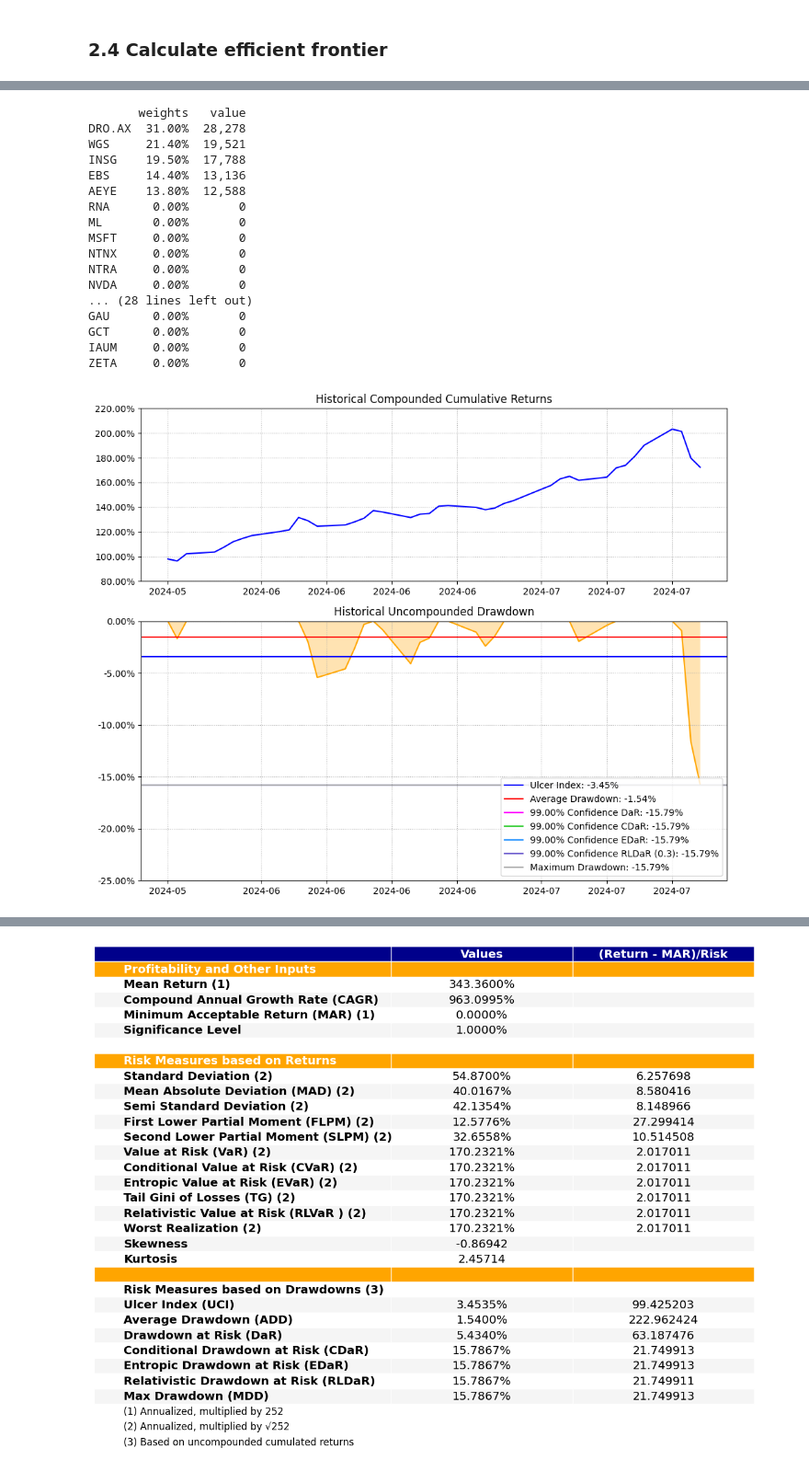
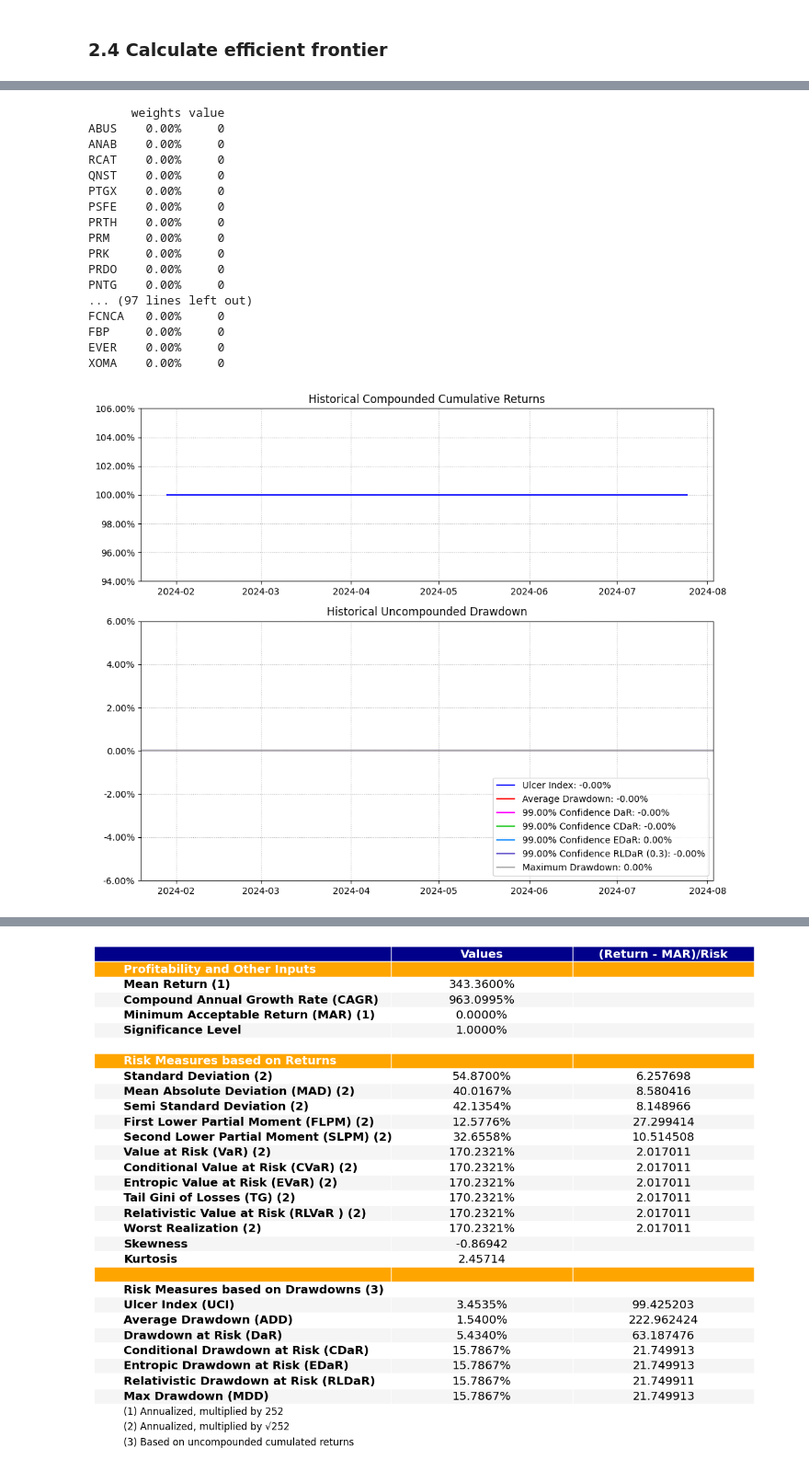
Before and after one commit to panasun/100x-stock-screener, a Jupyter notebook: priv/portfolio_optimization/portfolio_optimization.ipynb, the cells around one changed output, grey strips where cells are left out. Shown at 92% size. Saved outputs shown, nothing was run; the diff lists cells and outputs as text; code cells hidden in the pictures.

```diff
--- a/priv/portfolio_optimization/portfolio_optimization.ipynb
+++ b/priv/portfolio_optimization/portfolio_optimization.ipynb
@@ -279,57 +346,57 @@ ax = rp.plot_frontier_area(w_frontier=frontier, cmap="tab20", height=6, width=10
 # %%
 # Plotting the drawdown risk measures
 
 portfolio_value = 91220
 
 w_index = 6
 w = frontier.T.loc[w_index].to_frame().T.rename(index={w_index: 'weights'}).T
 
-w_target = {
-  'DRO.AX': 0.31,
-  'WGS': 0.214,
-  'INSG': 0.195,
-  'EBS': 0.144,
-  'AEYE': 0.138,
-}
+# w_target = {
+#   'DRO.AX': 0.31,
+#   'WGS': 0.214,
+#   'INSG': 0.195,
+#   'EBS': 0.144,
+#   'AEYE': 0.138,
+# }
 
-w['weights'] = 0
+# w['weights'] = 0
 
-for asset, weight in w_target.items():
-    w['weights'][asset] = weight
+# for asset, weight in w_target.items():
+#     w['weights'][asset] = weight
 
 ax = rp.plot_drawdown(returns=Y,
                       w=w,
                       alpha=0.01,
                       height=8,
                       width=10,
                       height_ratios=[2, 3],
                       ax=None)
 w_sorted = w
 w_sorted = w.sort_values(by='weights', ascending=False)
 w_sorted['value'] = w_sorted['weights'] * portfolio_value
 w_sorted['weights'] = w_sorted['weights'].apply(lambda x: f'{x:.2%}')
 w_sorted['value'] = w_sorted['value'].apply(lambda x: f'{x:,.0f}')
 
 print(w_sorted.to_string(index=True))
 # %% [output]
-       weights   value
-DRO.AX  31.00%  28,278
-WGS     21.40%  19,521
-INSG    19.50%  17,788
-EBS     14.40%  13,136
-AEYE    13.80%  12,588
-RNA      0.00%       0
-ML       0.00%       0
-MSFT     0.00%       0
-NTNX     0.00%       0
-NTRA     0.00%       0
-NVDA     0.00%       0
-... (28 lines left out)
-GAU      0.00%       0
-GCT      0.00%       0
-IAUM     0.00%       0
-ZETA     0.00%       0
+      weights value
+ABUS    0.00%     0
+ANAB    0.00%     0
+RCAT    0.00%     0
+QNST    0.00%     0
+PTGX    0.00%     0
+PSFE    0.00%     0
+PRTH    0.00%     0
+PRM     0.00%     0
+PRK     0.00%     0
+PRDO    0.00%     0
+PNTG    0.00%     0
+... (97 lines left out)
+FCNCA   0.00%     0
+FBP     0.00%     0
+EVER    0.00%     0
+XOMA    0.00%     0
-[figure, old version]
+[figure, new version]
 # %%
 ax = rp.plot_pie(w=w, title='Sharpe Mean - Entropic Drawdown at Risk', others=0.05, nrow=25, cmap = "tab20",
                  height=6, width=10, ax=None)
```
Also changed, not shown: parts of 10 cells of this notebook, 1 other file.
